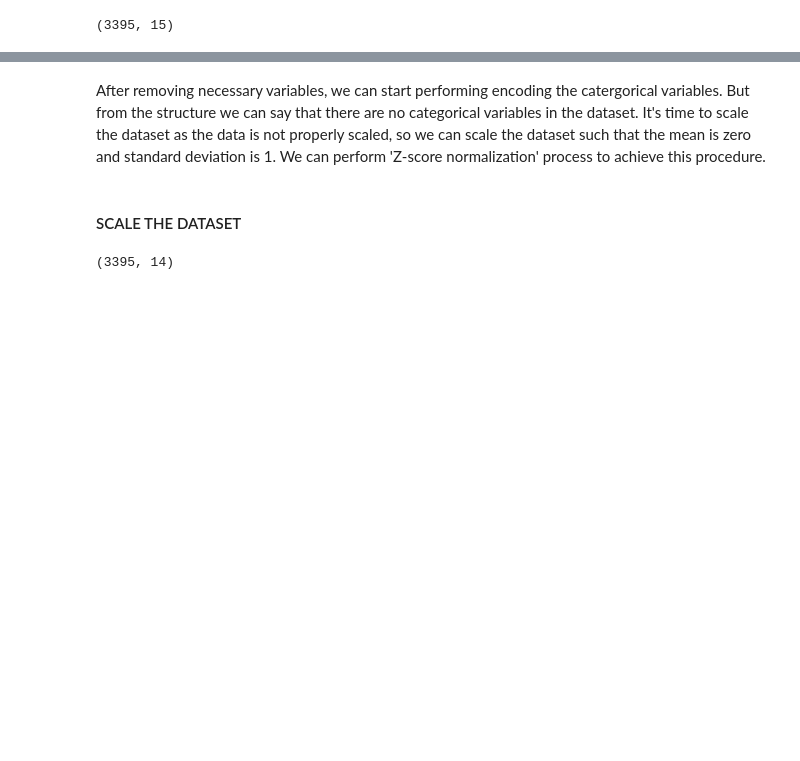
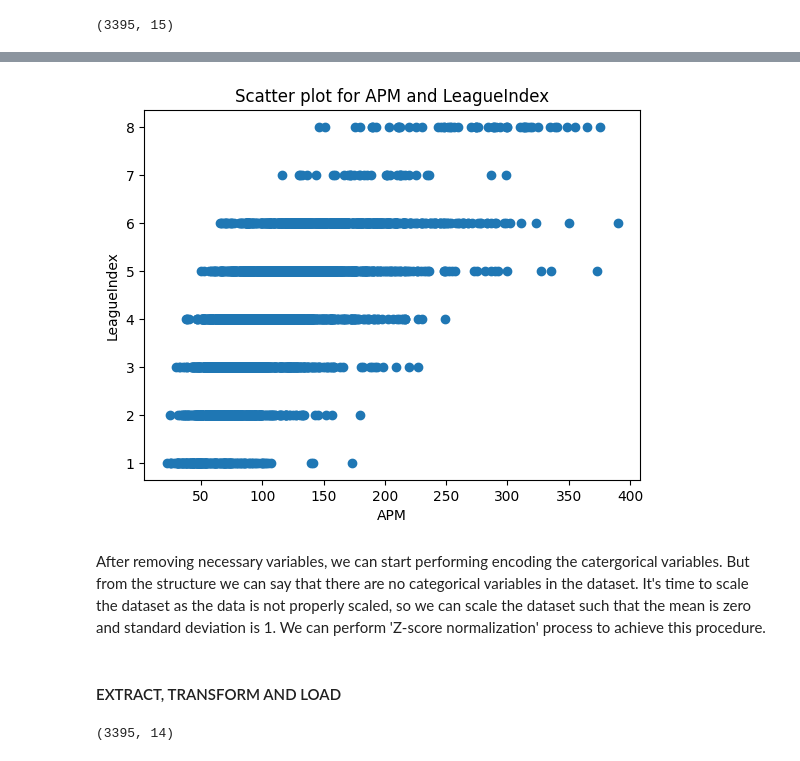
Before and after one commit to saisahiti/genuis_league, a Jupyter notebook: genuis_assessment.ipynb, the cells around one changed output, grey strips where cells are left out. Saved outputs shown, nothing was run; the diff lists cells and outputs as text; code cells hidden in the pictures; blank space fills up the shorter version.

```diff
--- a/genuis_assessment.ipynb
+++ b/genuis_assessment.ipynb
@@ -121,7 +142,15 @@ player_df.shape
+# %%
+plt.scatter(player_df['APM'], player_df['LeagueIndex'])
+plt.xlabel("APM")
+plt.ylabel("LeagueIndex")
+plt.title("Scatter plot for APM and LeagueIndex")
+plt.show()
+# %% [output]
+[figure, added]
 # %% [markdown]
 After removing necessary variables, we can start performing encoding the catergorical variables. But from the structure we can say that there are no categorical variables in the dataset. It's time to scale the dataset as the data is not properly scaled, so we can scale the dataset such that the mean is zero and standard deviation is 1. We can perform 'Z-score normalization' process to achieve this procedure.
-# %% [markdown]
-#### SCALE THE DATASET
+# %% [markdown]
+#### EXTRACT, TRANSFORM AND LOAD
 # %%
 # Scaling the dataset
 
```
Also changed, not shown: parts of 40 cells of this notebook, 1 other file.
